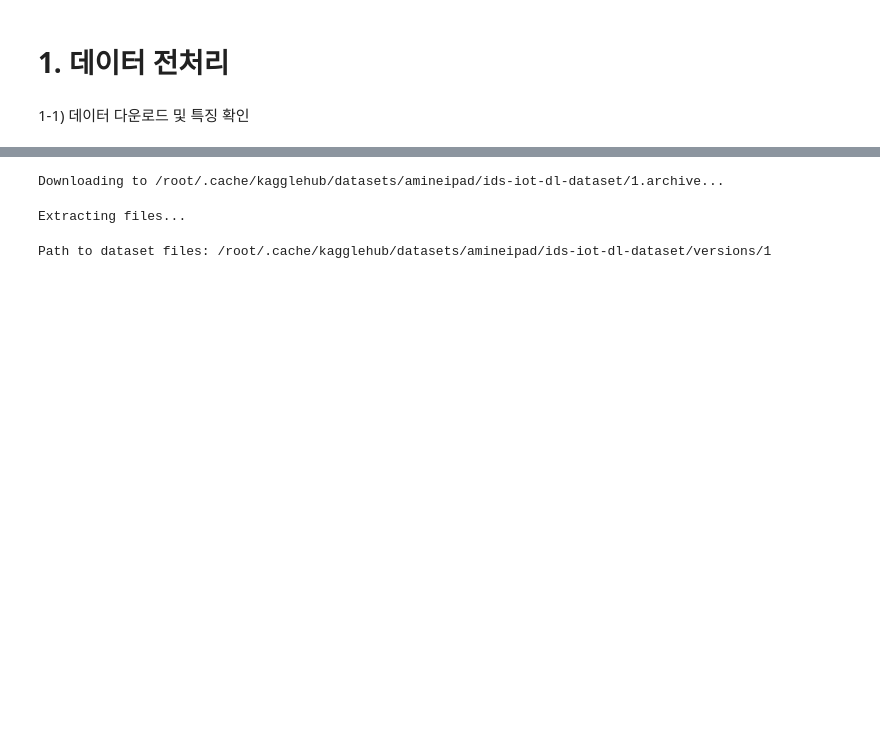
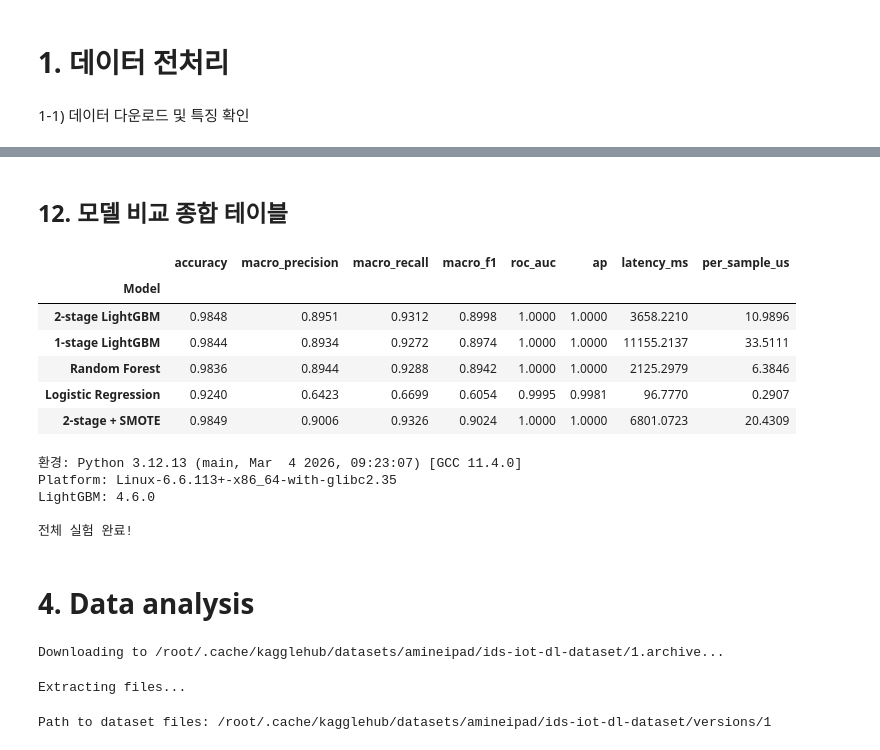
Before and after one commit to yuchanleee/iot-ids-ml, a Jupyter notebook: Ids.ipynb, the cells around one changed output, grey strips where cells are left out. Saved outputs shown, nothing was run; the diff lists cells and outputs as text; code cells hidden in the pictures; blank space fills up the shorter version.

```diff
--- a/Ids.ipynb
+++ b/Ids.ipynb
@@ -24,0 +442,22 @@ from scipy.stats import randint,uniform
+# %%
+""" 코드 전체에서 반복적으로 쓰이는 값들을 한 곳에 모아서 정의해두는 셀
+LEAKAGE_COLUMNS — 데이터 누수를 일으키는 컬럼(frame.time → 패킷 시간. 공격 시점과 직접 연관되어 있어서 모델이 "이 시간대 = 공격"으로 외워버림
+ip.src_host, ip.dst_host → IP 주소. "이 IP = 공격자"로 외우면 새로운 IP에서 오는 공격을 못 잡음)
+PAYLOAD_COLUMNS — 패킷 내용(payload) 자체를 담고 있는 컬럼(tcp.payload, mqtt.msg, http.file_data 등 → 실제 전송된 데이터 내용
+고유값이 너무 많고 (거의 모든 행이 다른 값), 범주형으로 인코딩해봤자 의미 없음, 숫자로 바꿀 수도 없는 텍스트 데이터라서 무조건 제거)
+"""
+RANDOM_STATE = 42
+LEAKAGE_COLUMNS = ["frame.time", "ip.src_host", "ip.dst_host"]
+LABEL_BINARY = "Attack_label"
+LABEL_MULTICLASS = "Attack_type"
+PAYLOAD_COLUMNS = [
+    "tcp.options", "tcp.payload", "mqtt.msg", "mqtt.topic",
+    "http.file_data", "http.request.uri.query", "http.referer",
+    "http.request.full_uri", "dns.qry.name",
+]
+UNIQUE_THRESHOLD = 50
+OUTPUTS_DIR = Path("outputs")
+OUTPUTS_DIR.mkdir(parents=True, exist_ok=True)
+KAGGLE_DATASET = "amineipad/ids-iot-dl-dataset"
+KAGGLE_FILE = "DNN-EdgeIIoT-dataset.csv"
+print("상수 설정 완료")
@@ -25,3 +1247,39 @@ from scipy.stats import randint,uniform
+# %% [markdown]
+## 12. 모델 비교 종합 테이블
+# %%
+""" 앞에서 측정한 모든 결과를 하나의 표로 정리하는 셀
+
+모델	          Accuracy	Macro P	Macro R	Macro F1	ROC-AUC	AP	Latency(ms)
+2-stage LightGBM	...	    ...	      ...	  ...	      ...  ...	   ...
+1-stage LightGBM	...	    ...	      ...	  ...	      ...  ...	   ...
+Random Forest	    ...	    ...	      ...	  ...	      ...  ...	   ...
+Logistic Regression	...	    ...	      ...	  ...	      ...  ...	   ...
+2-stage + SMOTE	    ...	    ...	      ...	  ...	      ...  ...	   ...
+"""
+comparison = pd.DataFrame(results).T
+comparison.index.name = "Model"
+comparison.to_csv(OUTPUTS_DIR / "model_comparison.csv")
+display(comparison.style.format("{:.4f}"))
+
+print(f"\n환경: Python {sys.version}")
+print(f"Platform: {platform.platform()}")
+print(f"LightGBM: {lgb.__version__}")
+print("\n전체 실험 완료!")
+# %% [output]
+|  | accuracy | macro_precision | macro_recall | macro_f1 | roc_auc | ap | latency_ms | per_sample_us |
+| Model |  |  |  |  |  |  |  |  |
+| 2-stage LightGBM | 0.9848 | 0.8951 | 0.9312 | 0.8998 | 1.0000 | 1.0000 | 3658.2210 | 10.9896 |
+| 1-stage LightGBM | 0.9844 | 0.8934 | 0.9272 | 0.8974 | 1.0000 | 1.0000 | 11155.2137 | 33.5111 |
+| Random Forest | 0.9836 | 0.8944 | 0.9288 | 0.8942 | 1.0000 | 1.0000 | 2125.2979 | 6.3846 |
+| Logistic Regression | 0.9240 | 0.6423 | 0.6699 | 0.6054 | 0.9995 | 0.9981 | 96.7770 | 0.2907 |
+| 2-stage + SMOTE | 0.9849 | 0.9006 | 0.9326 | 0.9024 | 1.0000 | 1.0000 | 6801.0723 | 20.4309 |
+환경: Python 3.12.13 (main, Mar  4 2026, 09:23:07) [GCC 11.4.0]
+Platform: Linux-6.6.113+-x86_64-with-glibc2.35
+LightGBM: 4.6.0
+
+전체 실험 완료!
+# %% [markdown]
+# **4. Data analysis**
 # %%
 # 데이터 다운로드 및 경로 확인
 import kagglehub
```
Also changed, not shown: parts of 35 cells of this notebook.
